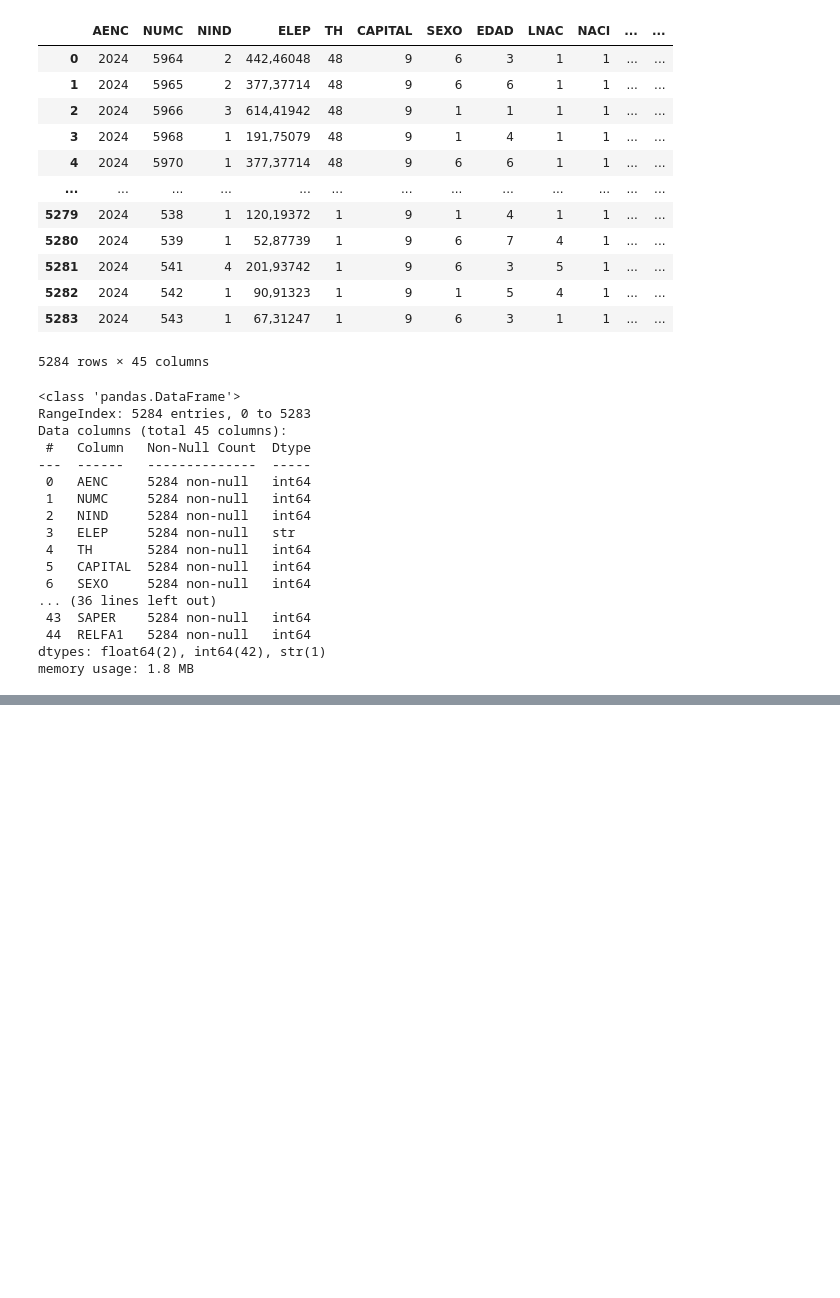
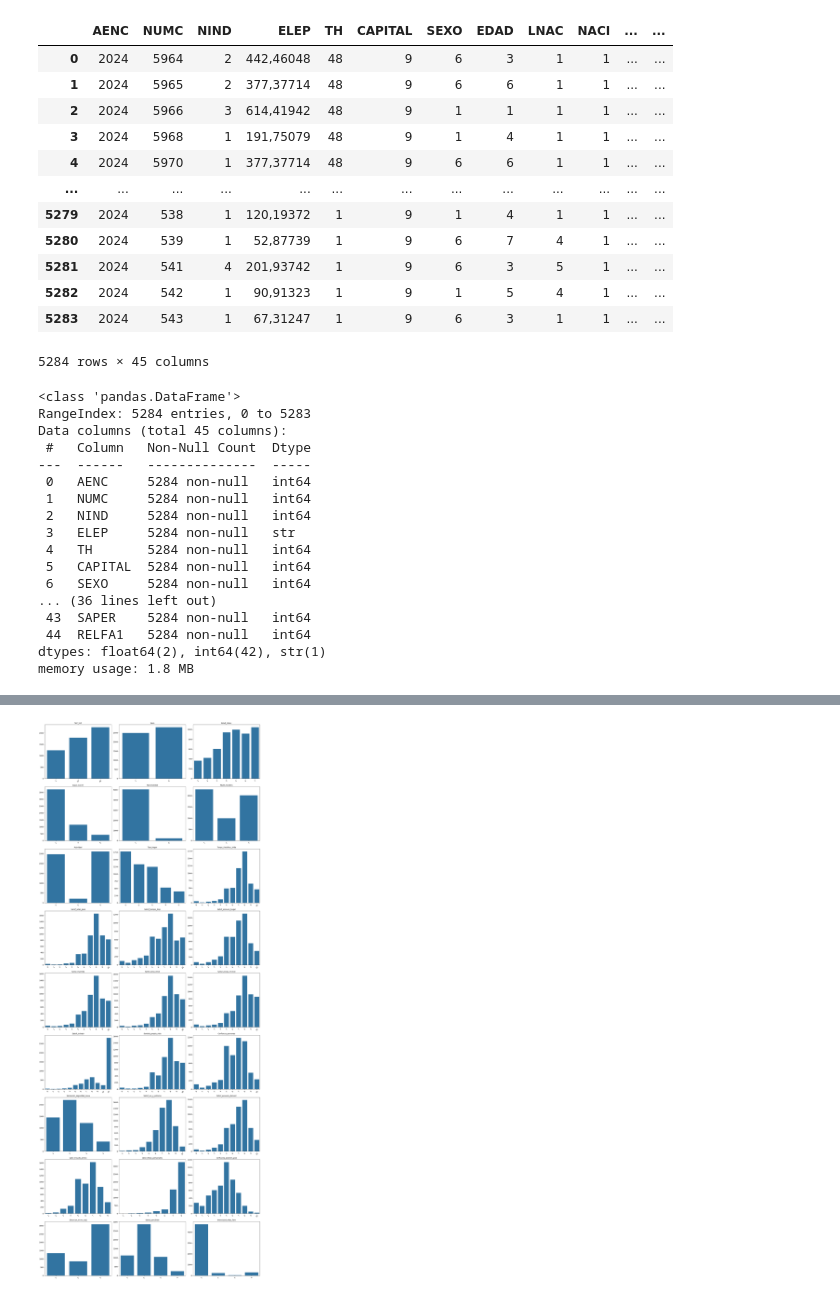
Before and after one commit to Leire2026/Proyecto_Machine_Learning, a Jupyter notebook: Proyecto_Final_ML/2_Notebooks/2_EDA_y_Limpieza.ipynb, the cells around one changed output, grey strips where cells are left out. Cells and saved outputs as stored; diff of their text form; code cells hidden in the pictures; blank space fills up the shorter version.

```diff
--- a/Proyecto_Final_ML/2_Notebooks/2_EDA_y_Limpieza.ipynb
+++ b/Proyecto_Final_ML/2_Notebooks/2_EDA_y_Limpieza.ipynb
@@ -34,7 +34,7 @@ DATASET A UTILIZAR:
 import numpy as np
 import pandas as pd
 # %%
-df = pd.read_csv("Microdatos_2024.csv", sep = ";") #TENGO QUE INCLUIR DATASET
+df = pd.read_csv("../1_Data/Raw_Microdatos_2024.csv", sep = ";")
 
 df
 # %% [output]
@@ -93,0 +102,10 @@ df.describe(include='all').T
+# %%
+#nuevo dataframe eliminando columnas:
+cols_elim = (
+    list(range(0, 4)) +
+    [5, 10, 13, 23] +
+    list(range(25, 32)) +
+    list(range(33, 36))
+)
+
+df_limp = df.drop(df.columns[cols_elim], axis=1)
@@ -93,0 +188,4 @@ df.describe(include='all').T
+# %%
+#renombramos columnas con etiquetas más comprensibles
+df_limp = df_limp.rename(columns=renombrar)
+df_limp.columns
@@ -93,0 +223,46 @@ df.describe(include='all').T
+# %%
+import math
+import matplotlib.pyplot as plt
+import seaborn as sns
+
+# Número de columnas por fila
+ncols = 3
+
+# Número de variables
+nvars = len(df_limp.columns)
+
+# Número de filas necesarias
+nrows = math.ceil(nvars / ncols)
+
+# Crear figura
+fig, axes = plt.subplots(
+    nrows=nrows,
+    ncols=ncols,
+    figsize=(18, 5*nrows)
+)
+
+axes = axes.flatten()
+
+for i, col in enumerate(df_limp.columns):
+
+    # Frecuencias ordenadas
+    freq = df_limp[col].value_counts().sort_index()
+
+    sns.barplot(
+        x=freq.index,
+        y=freq.values,
+        ax=axes[i]
+    )
+
+    axes[i].set_title(col, fontsize=10)
+    axes[i].set_xlabel("")
+    axes[i].tick_params(axis='x', rotation=45)
+
+# Eliminar subplots vacíos
+for j in range(i+1, len(axes)):
+    fig.delaxes(axes[j])
+
+plt.tight_layout()
+plt.show()
+# %% [output]
+[figure, added]
```
Also changed, not shown: parts of 22 cells of this notebook, 1 other file.
